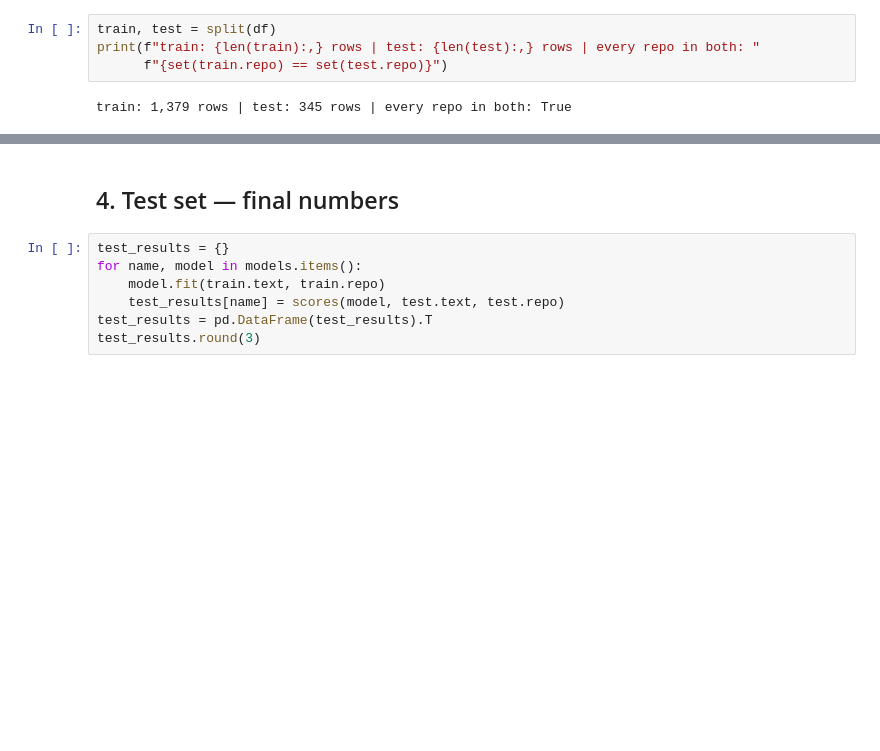
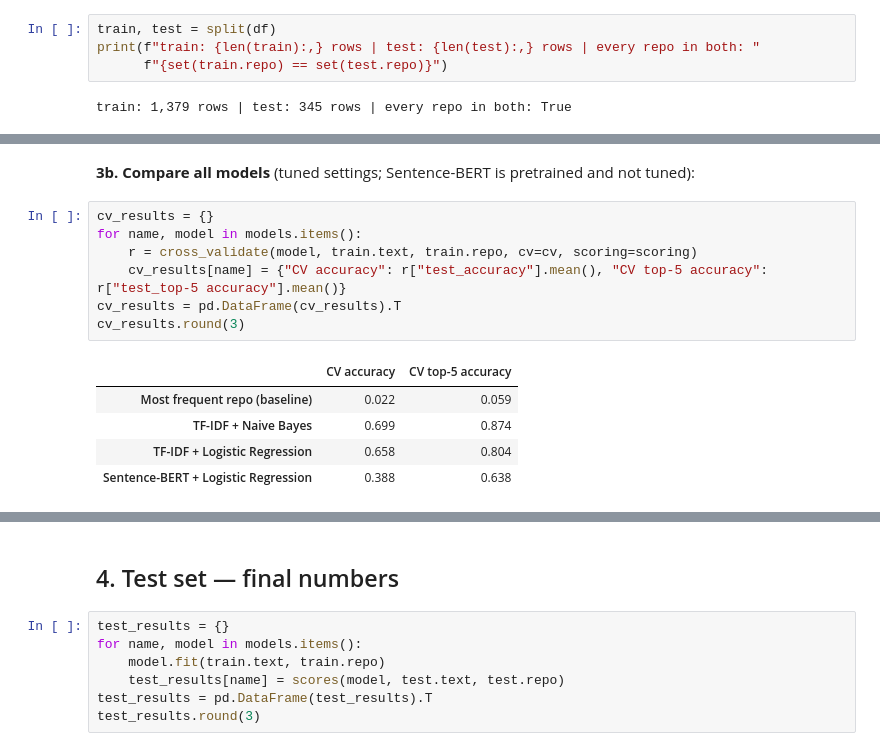
Before and after one commit to iftekhar-ifat/op3nsrc, a Jupyter notebook: notebooks/classification.ipynb, the cells around one changed output, grey strips where cells are left out. Cells and saved outputs as stored; diff of their text form; blank space fills up the shorter version.

```diff
--- a/notebooks/classification.ipynb
+++ b/notebooks/classification.ipynb
@@ -89,0 +103,15 @@ Best model (cross-validation): TF-IDF + Naive Bayes
+# %% [markdown]
+**3b. Compare all models** (tuned settings; Sentence-BERT is pretrained and not tuned):
+# %%
+cv_results = {}
+for name, model in models.items():
+    r = cross_validate(model, train.text, train.repo, cv=cv, scoring=scoring)
+    cv_results[name] = {"CV accuracy": r["test_accuracy"].mean(), "CV top-5 accuracy": r["test_top-5 accuracy"].mean()}
+cv_results = pd.DataFrame(cv_results).T
+cv_results.round(3)
+# %% [output]
+|  | CV accuracy | CV top-5 accuracy |
+| Most frequent repo (baseline) | 0.022 | 0.059 |
+| TF-IDF + Naive Bayes | 0.699 | 0.874 |
+| TF-IDF + Logistic Regression | 0.658 | 0.804 |
+| Sentence-BERT + Logistic Regression | 0.388 | 0.638 |
```
Also changed, not shown: parts of 14 cells of this notebook, 10 other files.
